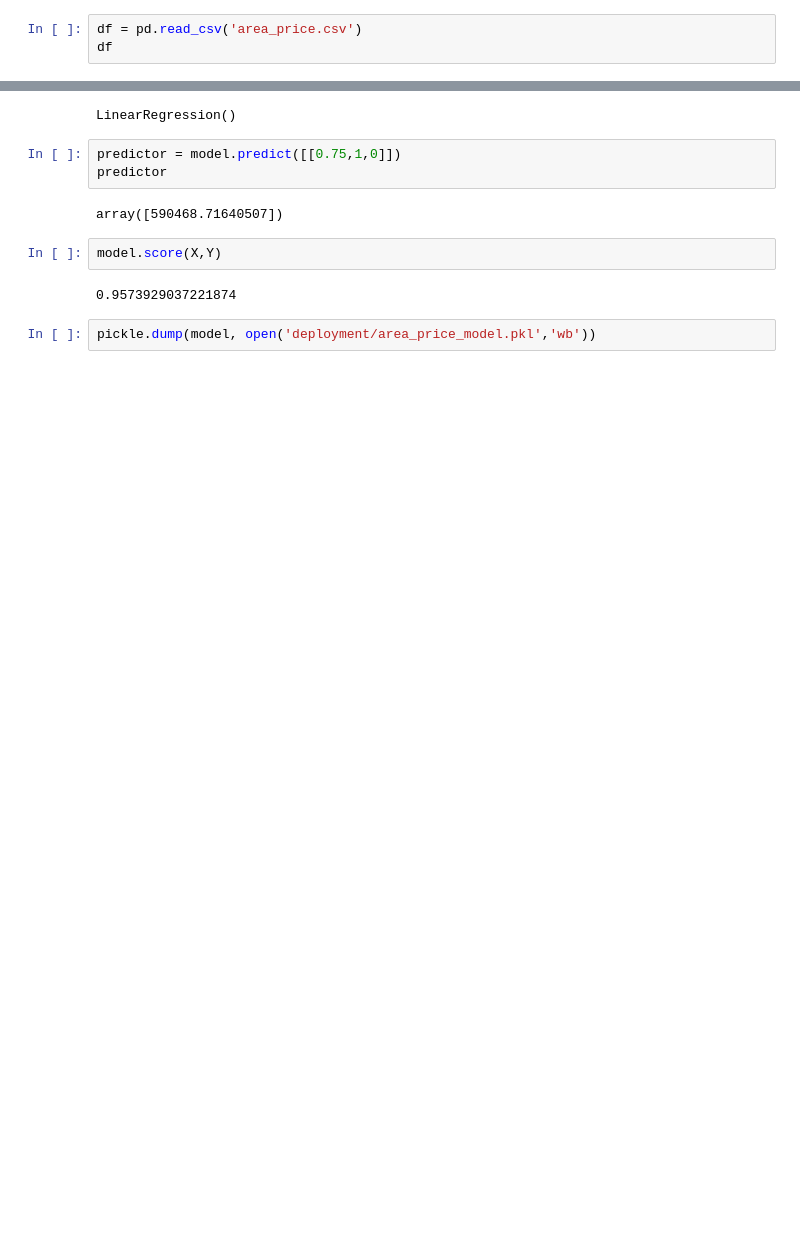
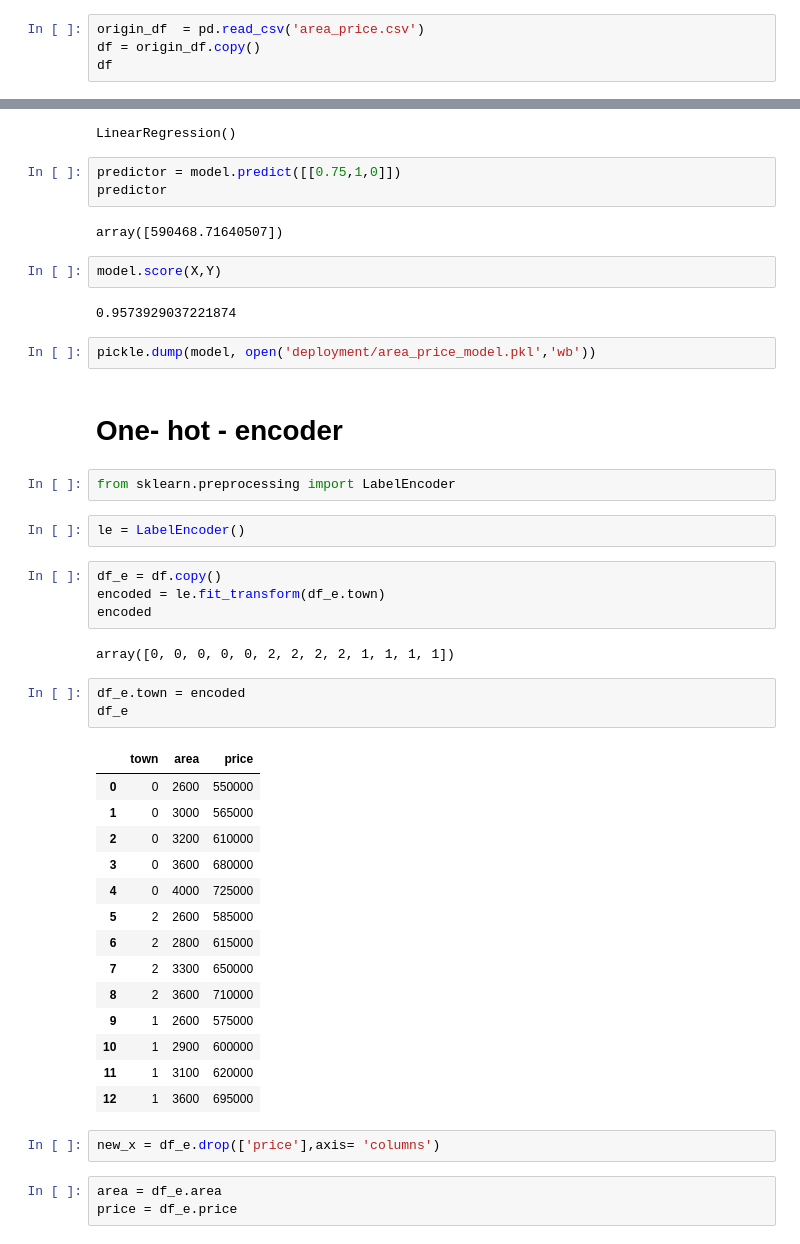
Before and after one commit to GNETTO/ML, a Jupyter notebook: area_price/homeprices.ipynb, the cells around one changed output, grey strips where cells are left out. Saved outputs shown, nothing was run; the diff lists cells and outputs as text; blank space fills up the shorter version.

```diff
--- a/area_price/homeprices.ipynb
+++ b/area_price/homeprices.ipynb
@@ -6,5 +7,6 @@ import pickle
 # %%
-df = pd.read_csv('area_price.csv')
+origin_df  = pd.read_csv('area_price.csv')
+df = origin_df.copy()
 df
 # %% [output]
 |  | town | area | price |
@@ -110,3 +112,38 @@ model.score(X,Y)
 0.9573929037221874
 # %%
 pickle.dump(model, open('deployment/area_price_model.pkl','wb'))
+# %% [markdown]
+# One- hot - encoder
+# %%
+from sklearn.preprocessing import LabelEncoder
+# %%
+le = LabelEncoder()
+# %%
+df_e = df.copy()
+encoded = le.fit_transform(df_e.town)
+encoded
+# %% [output]
+array([0, 0, 0, 0, 0, 2, 2, 2, 2, 1, 1, 1, 1])
+# %%
+df_e.town = encoded
+df_e
+# %% [output]
+|  | town | area | price |
+| 0 | 0 | 2600 | 550000 |
+| 1 | 0 | 3000 | 565000 |
+| 2 | 0 | 3200 | 610000 |
+| 3 | 0 | 3600 | 680000 |
+| 4 | 0 | 4000 | 725000 |
+| 5 | 2 | 2600 | 585000 |
+| 6 | 2 | 2800 | 615000 |
+| 7 | 2 | 3300 | 650000 |
+| 8 | 2 | 3600 | 710000 |
+| 9 | 1 | 2600 | 575000 |
+| 10 | 1 | 2900 | 600000 |
+| 11 | 1 | 3100 | 620000 |
+| 12 | 1 | 3600 | 695000 |
+# %%
+new_x = df_e.drop(['price'],axis= 'columns')
+# %%
+area = df_e.area
+price = df_e.price
```
Also changed, not shown: parts of 7 cells of this notebook, 6 other files.
